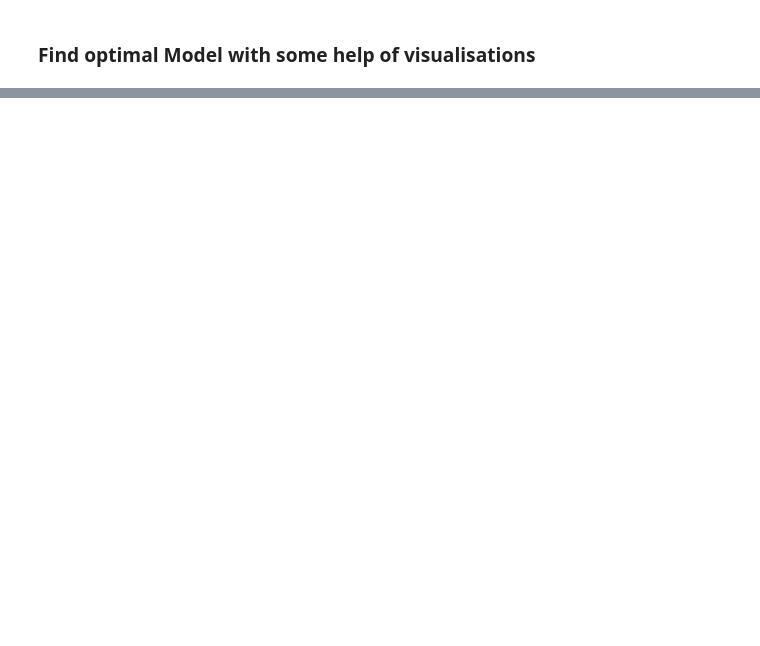
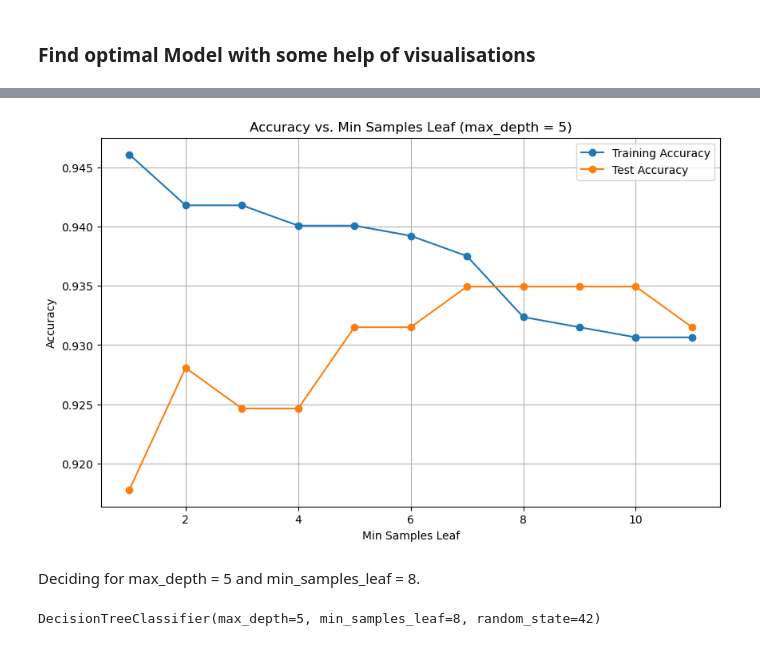
Before and after one commit to MerleSt/HousingPrices, a Jupyter notebook: Notebooks/data_exploration.ipynb, the cells around one changed output, grey strips where cells are left out. Cells and saved outputs as stored; diff of their text form; code cells hidden in the pictures; blank space fills up the shorter version.

```diff
--- a/Notebooks/data_exploration.ipynb
+++ b/Notebooks/data_exploration.ipynb
@@ -247,0 +293,27 @@ print('This worked!')
+# %%
+subset = results[results['max_depth'] == 5]
+
+plt.figure(figsize=(10,6))
+
+# Plotting training and test accuracy
+plt.plot(subset['min_samples_leaf'], subset['accuracy_train'], '-o', label='Training Accuracy')
+plt.plot(subset['min_samples_leaf'], subset['accuracy_test'], '-o', label='Test Accuracy')
+
+plt.title('Accuracy vs. Min Samples Leaf (max_depth = 5)')
+plt.xlabel('Min Samples Leaf')
+plt.ylabel('Accuracy')
+plt.legend()
+plt.grid(True)
+plt.show()
+# %% [output]
+[figure, added]
+# %% [markdown]
+Deciding for max_depth = 5 and min_samples_leaf = 8.
+# %%
+my_pruned_tree = DecisionTreeClassifier(max_depth=5, min_samples_leaf=8, random_state=42)
+
+# 3. fit the model to the train data
+my_pruned_tree.fit(X = X_train,
+            y = y_train)
+# %% [output]
+DecisionTreeClassifier(max_depth=5, min_samples_leaf=8, random_state=42)
```
Also changed, not shown: parts of 25 cells of this notebook.
